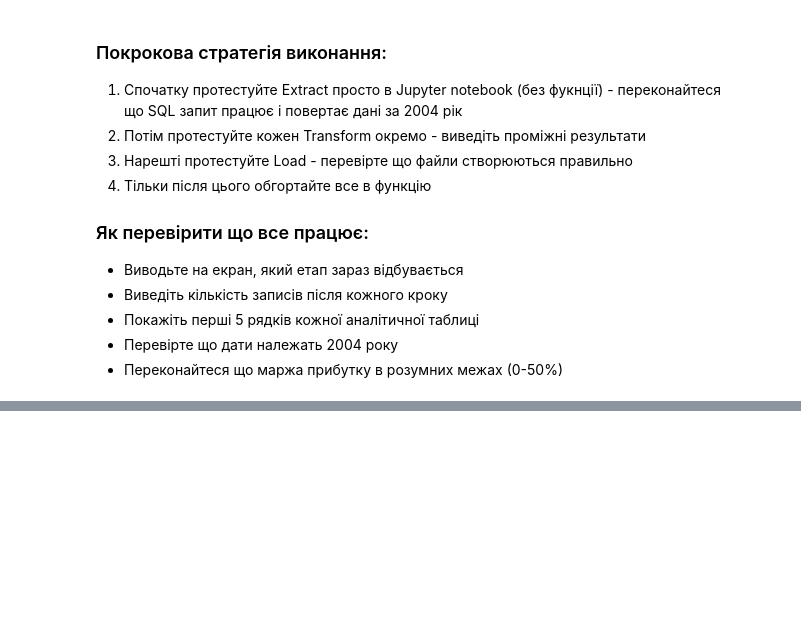
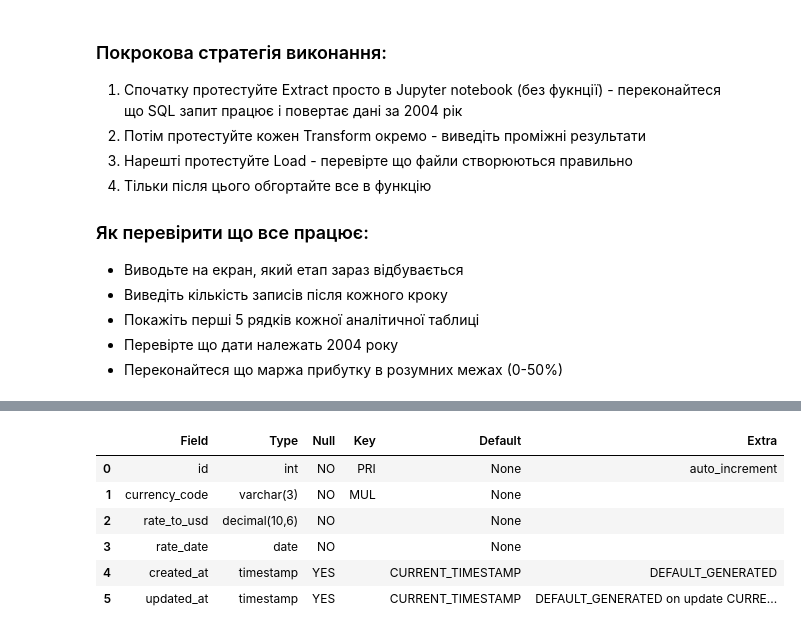
Before and after one commit to OlenaBabko/DataAnalytics_DataLovesAcademy, a Jupyter notebook: modul_12_Python integration with DB and API_ETL processes_Transactions/hw/HW_12_3_Working_with_API_creating_ETL_pipeline.ipynb, the cells around one changed output, grey strips where cells are left out. Cells and saved outputs as stored; diff of their text form; code cells hidden in the pictures; blank space fills up the shorter version.

```diff
--- a/modul_12_Python integration with DB and API_ETL processes_Transactions/hw/HW_12_3_Working_with_API_creating_ETL_pipeline.ipynb
+++ b/modul_12_Python integration with DB and API_ETL processes_Transactions/hw/HW_12_3_Working_with_API_creating_ETL_pipeline.ipynb
@@ -362,0 +455,11 @@ pd.read_sql("SHOW TABLES FROM classicmodels", engine)
+# %%
+# структура таблиці
+pd.read_sql("DESCRIBE currency_rates", engine)
+# %% [output]
+|  | Field | Type | Null | Key | Default | Extra |
+| 0 | id | int | NO | PRI | None | auto_increment |
+| 1 | currency_code | varchar(3) | NO | MUL | None |  |
+| 2 | rate_to_usd | decimal(10,6) | NO |  | None |  |
+| 3 | rate_date | date | NO |  | None |  |
+| 4 | created_at | timestamp | YES |  | CURRENT_TIMESTAMP | DEFAULT_GENERATED |
+| 5 | updated_at | timestamp | YES |  | CURRENT_TIMESTAMP | DEFAULT_GENERATED on update CURRE... |
```
Also changed, not shown: parts of 12 cells of this notebook.
